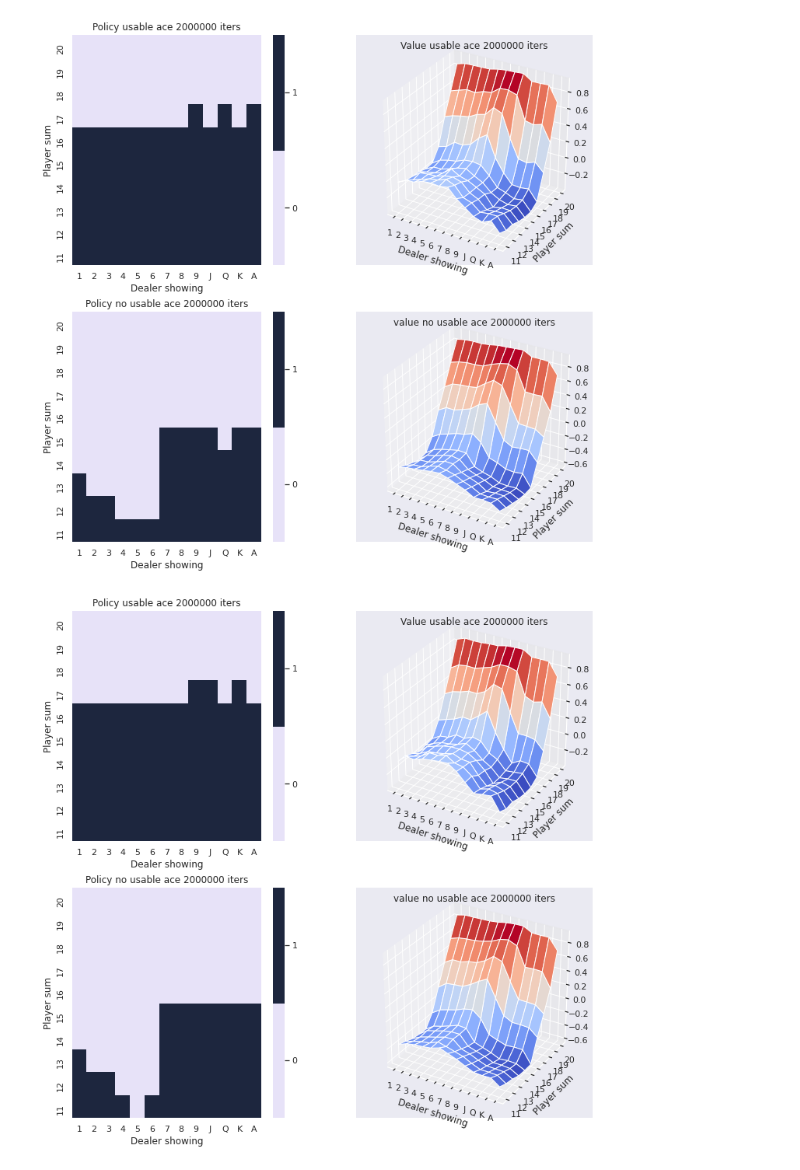
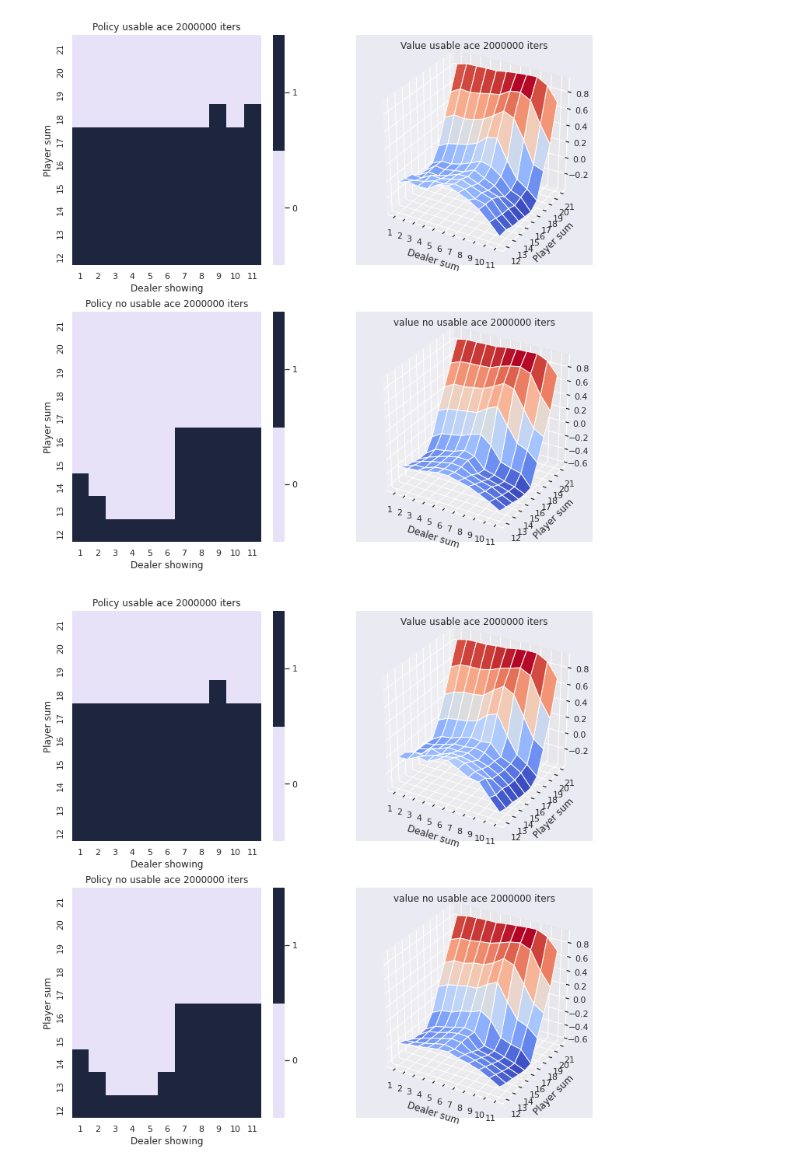
Before and after one commit to RDelg/rl-book, a Jupyter notebook: chapter5.ipynb, the cells around one changed output. Saved outputs shown, nothing was run; the diff lists cells and outputs as text; code cells hidden in the pictures.

```diff
--- a/chapter5.ipynb
+++ b/chapter5.ipynb
@@ -40,6 +40,7 @@ class Trajectory:
 class BlackJack():
 
     _CARDS = OrderedDict({
+        '_A': 1,
         '_1': 1,
         '_2': 2,
         '_3': 3,
@@ -51,15 +52,14 @@ class BlackJack():
         '_9': 9,
         '_J': 10,
         '_Q': 10,
-        '_K': 10,
-        '_A': 1
+        '_K': 10
     })
 
     def action_spec(self):
         return BoundedArraySpec((1,), np.int32, minimum=[0], maximum=[1])
 
     def observation_spec(self):
-        return BoundedArraySpec([3,], np.int32, minimum=[12, 0, 0], maximum=[21, 1, 12])
+        return BoundedArraySpec([3,], np.int32, minimum=[12, 0, 1], maximum=[21, 1, 11])
 
     @staticmethod
     def get_card():
@@ -81,14 +81,14 @@ class BlackJack():
     def state(self):
         return (self.player_sum,
                 self.usable_ace,
-                list(self._CARDS.keys()).index(self.dealer_card)
+                11 if self._dealer_usable_ace else self._CARDS[self.dealer_card]
         )
 
     @state.setter
     def state(self, state: tuple):
         self.player_sum = state[0]
         self.usable_ace = state[1]
-        self.dealer_card = list(self._CARDS.keys())[state[2]]
+        self.dealer_card = '_A' if state[2] == 11 else list(self._CARDS.keys())[state[2]]
         self._dealer_usable_ace = self.dealer_card == '_A'
 
     @staticmethod
@@ -202,11 +202,11 @@ def plot_state_value(value, ax=None, title='Value', figsize=(6,6)):
     ax.plot_surface(X, Y, value, cmap=cm.coolwarm)
     ax.set_xticks(np.arange(x_range))
     ax.set_yticks(np.arange(y_range))
-    ax.set_xlabel('Dealer showing')
+    ax.set_xlabel('Dealer sum')
     ax.set_ylabel('Player sum')
 
-    ax.set_xticklabels([x.replace('_', '') for x in BlackJack._CARDS.keys()]);
-    ax.set_yticklabels(np.arange(y_range) + 11);
+    ax.set_xticklabels([x + 1 for x in range(x_range)]);
+    ax.set_yticklabels(np.arange(y_range) + 12);
 
     ax.set_title(title)
 # %%
@@ -320,7 +335,7 @@ from matplotlib.colors import ListedColormap
 def plot_policy(policy, ax=None, title='Policy', figsize=(6,6)):
     if ax is None:
         fig, ax = plt.subplots(figsize=figsize)
-        ax = fig.add_subplot(111, projection='3d')
+        ax = fig.add_subplot(111)
     x_range = policy.shape[1]
     y_range = policy.shape[0]
     cmap = sns.cubehelix_palette(start=2.8, rot=.1, light=0.9, n_colors=2)
@@ -332,8 +347,8 @@ def plot_policy(policy, ax=None, title='Policy', figsize=(6,6)):
     ax.set_ylabel('Player sum')
     ax.set_title(title)
     ax.invert_yaxis()
-    ax.set_xticklabels([x.replace('_', '') for x in BlackJack._CARDS.keys()]);
-    ax.set_yticklabels(np.arange(y_range) + 11)
+    ax.set_xticklabels([x + 1 for x in range(x_range)]);
+    ax.set_yticklabels(np.arange(y_range) + 12);
     # Set the colorbar labels
     colorbar = ax.collections[0].colorbar
     colorbar.set_ticks([0.25,0.75])
@@ -347,8 +362,8 @@ def figure_5_2(figsize=(12,12)):
     eps = 0.3
     iterations = 2000000
 
-    policy = mc.generate_soft_policy(mc.greedy_policy, eps)
-    mc.on_policy_improvement(policy, n=iterations)
+    policy = mc.generate_soft_policy(mc.greedy_policy, eps, 2)
+    mc.on_policy_improvement(policy, iters=iterations)
 
     fig = plt.figure(figsize=figsize)
     ax = fig.add_subplot(222, projection='3d')
@@ -363,30 +378,30 @@ def figure_5_2(figsize=(12,12)):
 
 figure_5_2()
 # %% [output]
-[figure, old version]
+[figure, new version]
 # %%
 def figure_5_2_with_off_policy(figsize=(12,12)):
 
     env = BlackJack()
     mc = MonteCarloController(env)
 
     eps = 0.3
     iterations = 2000000
 
     target_policy = mc.greedy_policy
-    mc.off_policy_improvement(target_policy, n=iterations)
+    mc.off_policy_improvement(target_policy, iters=iterations)
 
     fig = plt.figure(figsize=figsize)
     ax = fig.add_subplot(222, projection='3d')
     plot_state_value(mc.state_value[:,1,:], ax=ax, title=f'Value usable ace {iterations} iters')
     ax = fig.add_subplot(224, projection='3d')
     plot_state_value(mc.state_value[:,0,:], ax=ax, title=f'value no usable ace {iterations} iters')
 
     ax = fig.add_subplot(221)
     plot_policy(mc.greedy_policy[:,1,:], ax=ax, title=f'Policy usable ace {iterations} iters')
     ax = fig.add_subplot(223)
     plot_policy(mc.greedy_policy[:,0,:], ax=ax, title=f'Policy no usable ace {iterations} iters')
 
 figure_5_2()
 # %% [output]
-[figure, old version]
+[figure, new version]
```
Also changed, not shown: parts of 3 cells of this notebook.
